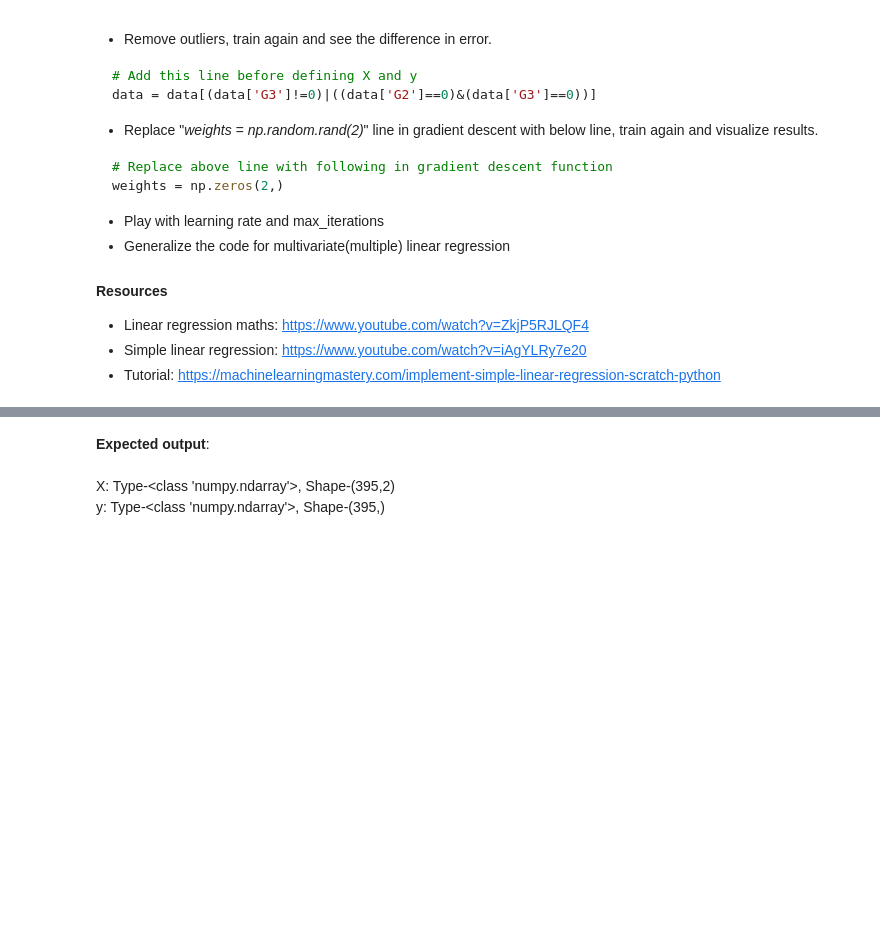
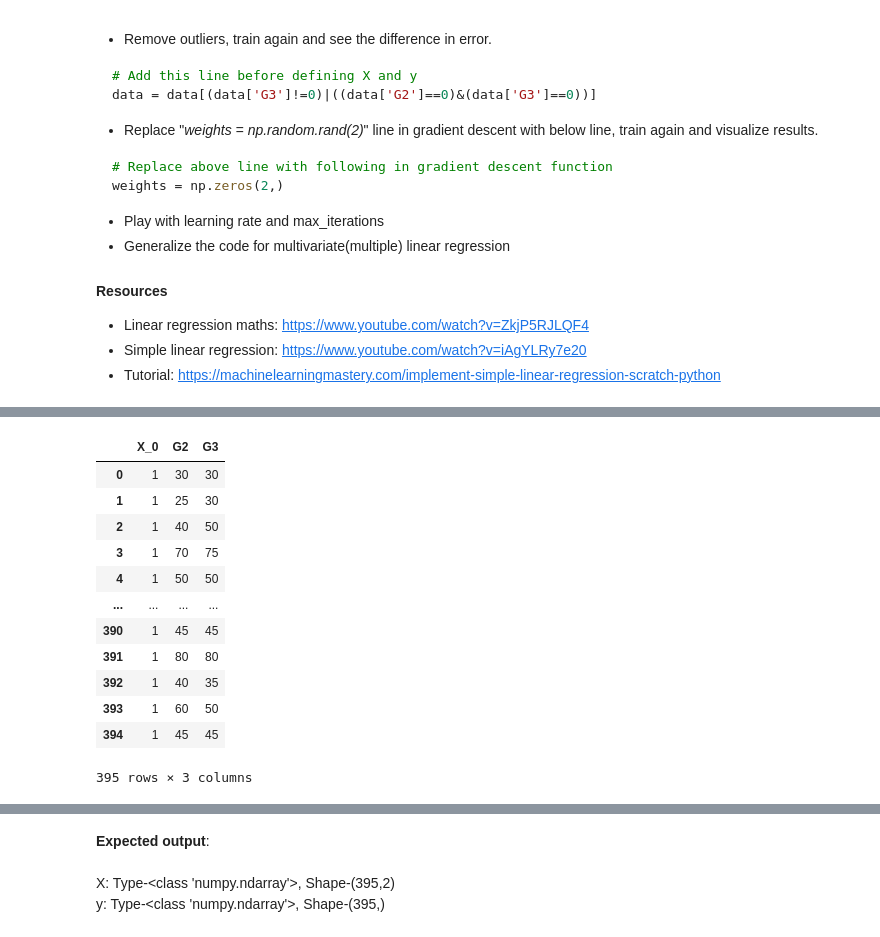
Before and after one commit to sparsh0427/BU_Semester_5, a Jupyter notebook: ECSE303L_AI_AND_ML/LABS/Week_2/task_1_simple.ipynb, the cells around one changed output, grey strips where cells are left out. Cells and saved outputs as stored; diff of their text form; code cells hidden in the pictures; blank space fills up the shorter version.

```diff
--- a/ECSE303L_AI_AND_ML/LABS/Week_2/task_1_simple.ipynb
+++ b/ECSE303L_AI_AND_ML/LABS/Week_2/task_1_simple.ipynb
@@ -57,6 +72,22 @@ data =
 # %%
 # Add column which has all 1s
 # The idea is that weight corresponding to this column is equal to intercept
 # This way it is efficient and easier to handle the bias/intercept term
+data.insert(0,"X_0", [1]*395, True)
+data
+# %% [output]
+|  | X_0 | G2 | G3 |
+| 0 | 1 | 30 | 30 |
+| 1 | 1 | 25 | 30 |
+| 2 | 1 | 40 | 50 |
+| 3 | 1 | 70 | 75 |
+| 4 | 1 | 50 | 50 |
+| ... | ... | ... | ... |
+| 390 | 1 | 45 | 45 |
+| 391 | 1 | 80 | 80 |
+| 392 | 1 | 40 | 35 |
+| 393 | 1 | 60 | 50 |
+| 394 | 1 | 45 | 45 |
+395 rows × 3 columns
 # %%
 # Print the dataframe rows
```
Also changed, not shown: parts of 10 cells of this notebook, 8 other files.
